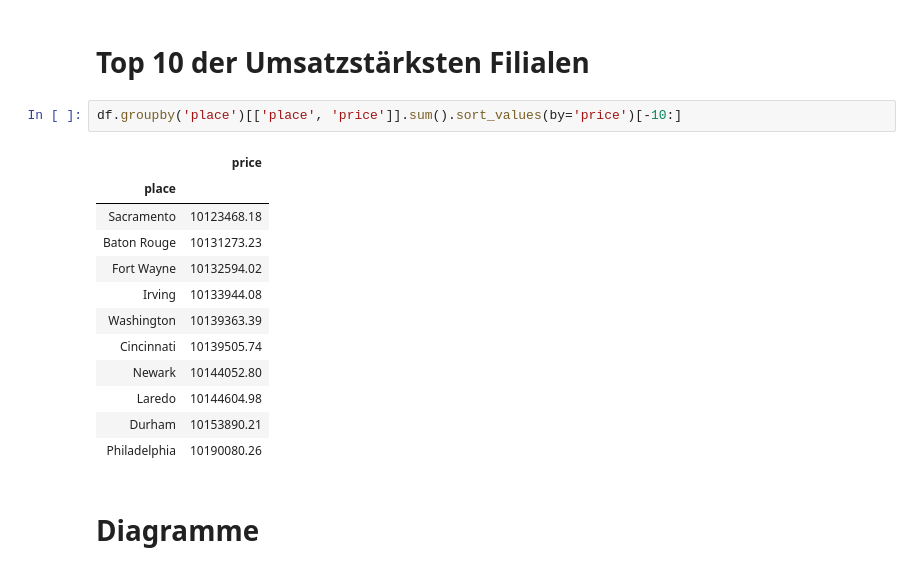
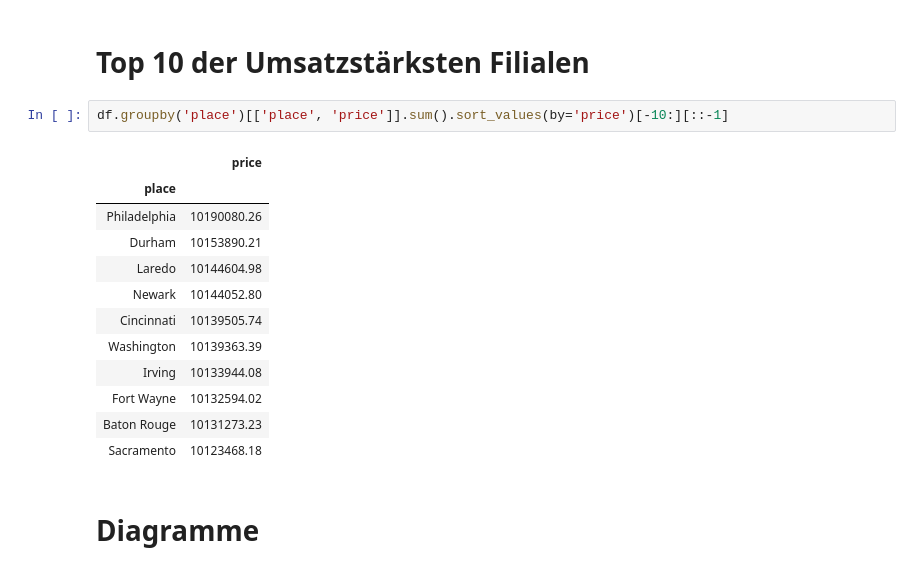
Before and after one commit to SteveVogel1/HadoopMapReduce, a Jupyter notebook: code/purchases analysis.ipynb, the cells around one changed output. Cells and saved outputs as stored; diff of their text form.

```diff
--- a/code/purchases analysis.ipynb
+++ b/code/purchases analysis.ipynb
@@ -110,20 +110,20 @@ df[['time_split', 'price']].head(5)
 # %% [markdown]
 # Top 10 der Umsatzstärksten Filialen
 # %%
-df.groupby('place')[['place', 'price']].sum().sort_values(by='price')[-10:]
+df.groupby('place')[['place', 'price']].sum().sort_values(by='price')[-10:][::-1]
 # %% [output]
 |  | price |
 | place |  |
+| Philadelphia | 10190080.26 |
+| Durham | 10153890.21 |
+| Laredo | 10144604.98 |
+| Newark | 10144052.80 |
+| Cincinnati | 10139505.74 |
+| Washington | 10139363.39 |
+| Irving | 10133944.08 |
+| Fort Wayne | 10132594.02 |
+| Baton Rouge | 10131273.23 |
 | Sacramento | 10123468.18 |
-| Baton Rouge | 10131273.23 |
-| Fort Wayne | 10132594.02 |
-| Irving | 10133944.08 |
-| Washington | 10139363.39 |
-| Cincinnati | 10139505.74 |
-| Newark | 10144052.80 |
-| Laredo | 10144604.98 |
-| Durham | 10153890.21 |
-| Philadelphia | 10190080.26 |
 # %% [markdown]
 # Diagramme
 # %%
```
Also changed, not shown: parts of 6 cells of this notebook, 1 other file.
